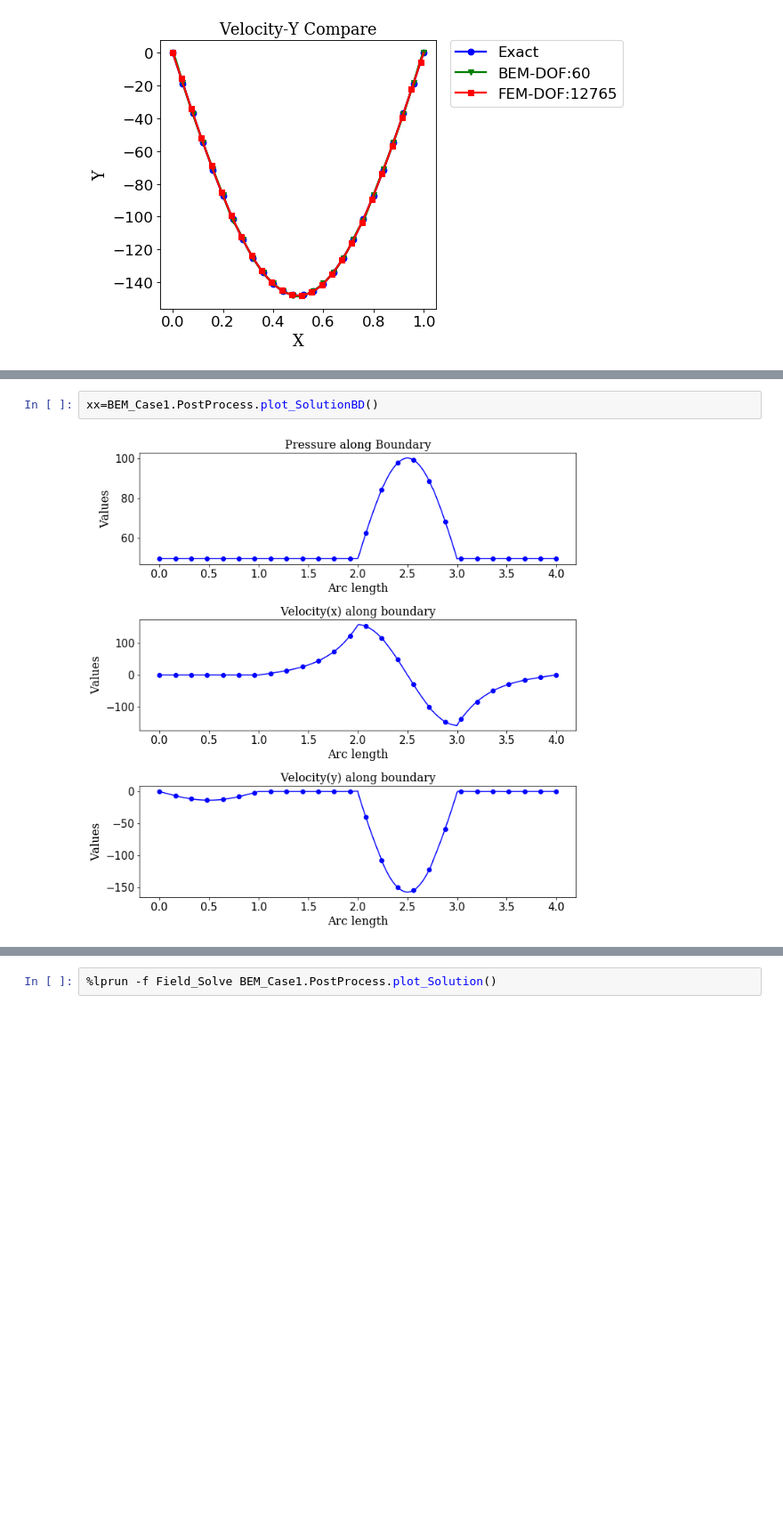
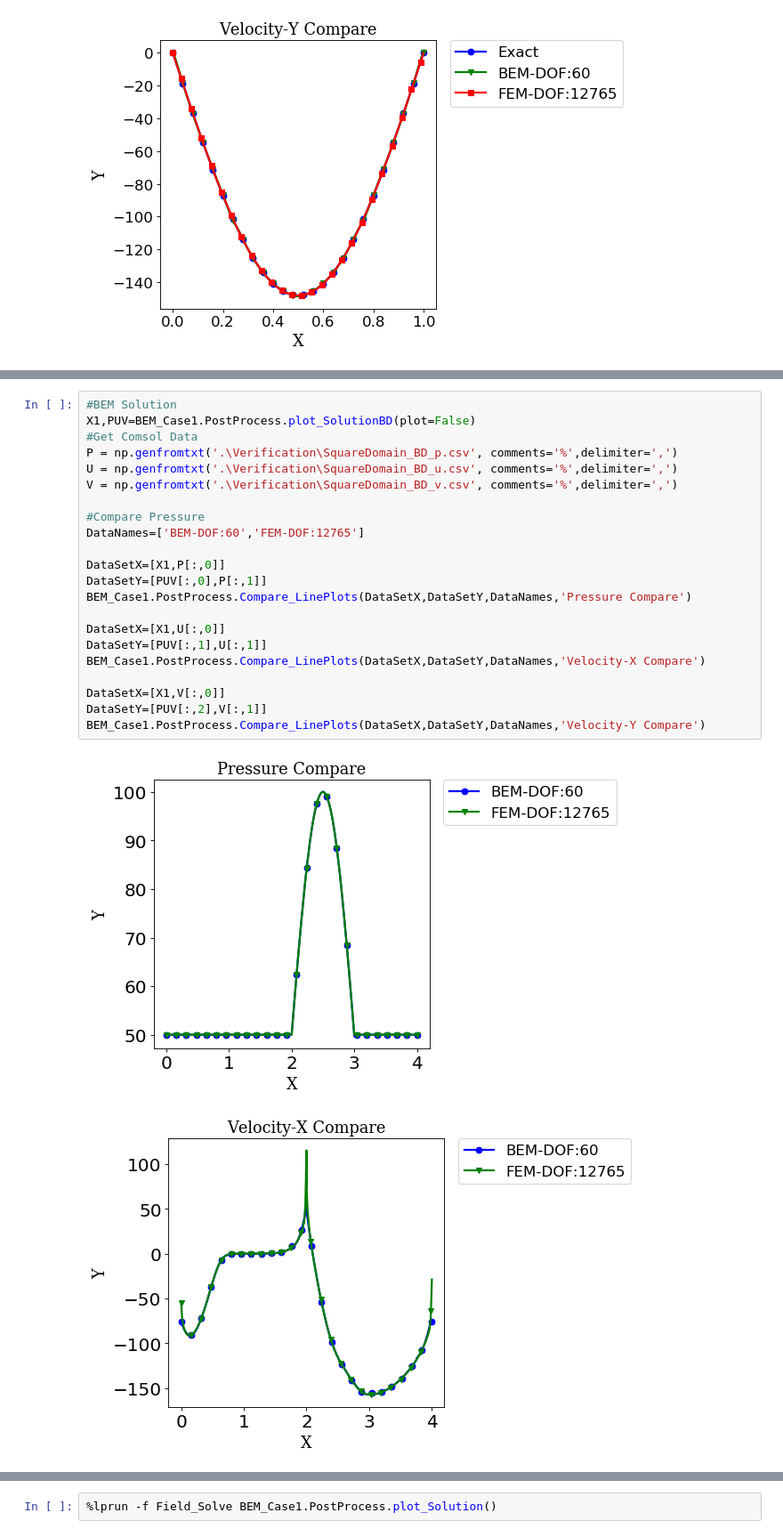
Before and after one commit to BinWang0213/PyBEM2D, a Jupyter notebook: Examples/Square_Domain.ipynb, the cells around one changed output, grey strips where cells are left out. Shown at 89% size. Drawn from its saved outputs; the diff is of its cells as text; blank space fills up the shorter version.

```diff
--- a/Examples/Square_Domain.ipynb
+++ b/Examples/Square_Domain.ipynb
@@ -163,4 +182,25 @@ BEM_Case1.PostProcess.Compare_LinePlots(DataSetX,DataSetY,DataNames,'Velocity-Y
-# %%
-xx=BEM_Case1.PostProcess.plot_SolutionBD()
-# %% [output]
-[figure, removed]
+# %%
+#BEM Solution
+X1,PUV=BEM_Case1.PostProcess.plot_SolutionBD(plot=False)
+#Get Comsol Data
+P = np.genfromtxt('.\Verification\SquareDomain_BD_p.csv', comments='%',delimiter=',')
+U = np.genfromtxt('.\Verification\SquareDomain_BD_u.csv', comments='%',delimiter=',')
+V = np.genfromtxt('.\Verification\SquareDomain_BD_v.csv', comments='%',delimiter=',')
+
+#Compare Pressure
+DataNames=['BEM-DOF:60','FEM-DOF:12765']
+
+DataSetX=[X1,P[:,0]]
+DataSetY=[PUV[:,0],P[:,1]]
+BEM_Case1.PostProcess.Compare_LinePlots(DataSetX,DataSetY,DataNames,'Pressure Compare')
+
+DataSetX=[X1,U[:,0]]
+DataSetY=[PUV[:,1],U[:,1]]
+BEM_Case1.PostProcess.Compare_LinePlots(DataSetX,DataSetY,DataNames,'Velocity-X Compare')
+
+DataSetX=[X1,V[:,0]]
+DataSetY=[PUV[:,2],V[:,1]]
+BEM_Case1.PostProcess.Compare_LinePlots(DataSetX,DataSetY,DataNames,'Velocity-Y Compare')
+# %% [output]
+[figure, added]
+[figure, added]
```
Also changed, not shown: parts of 9 cells of this notebook, 3 other files.
